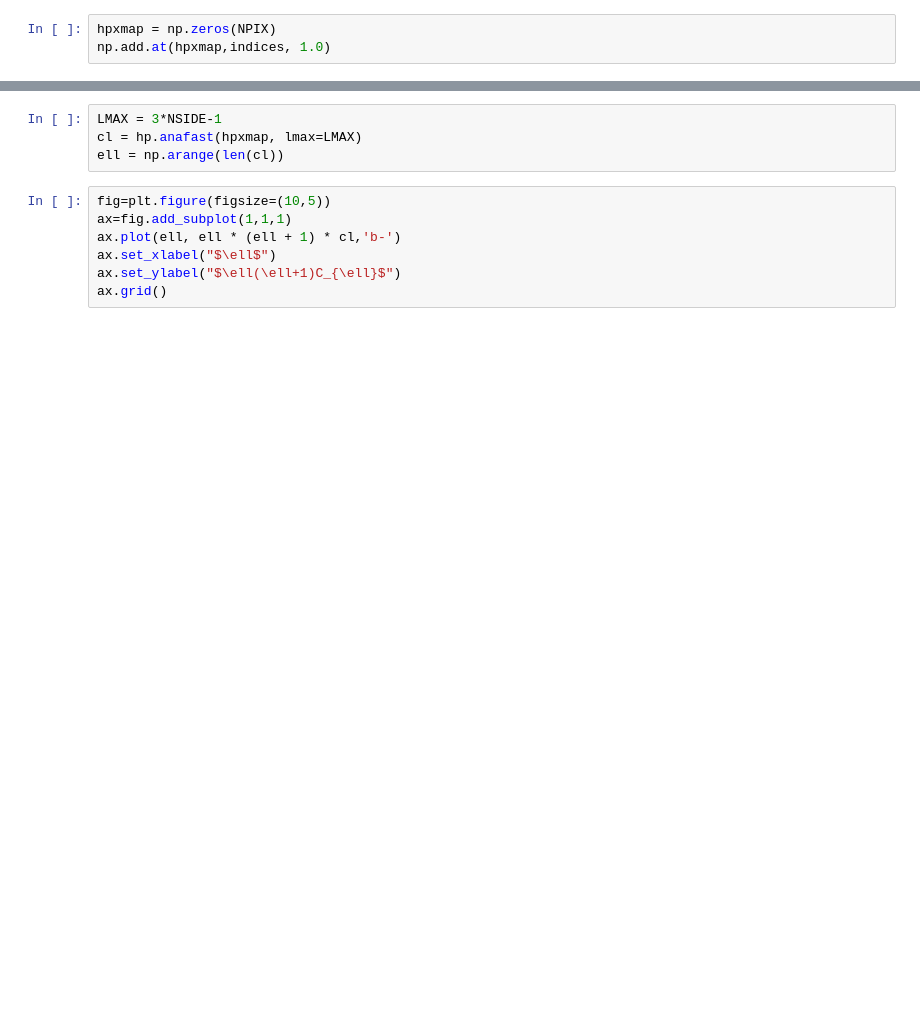
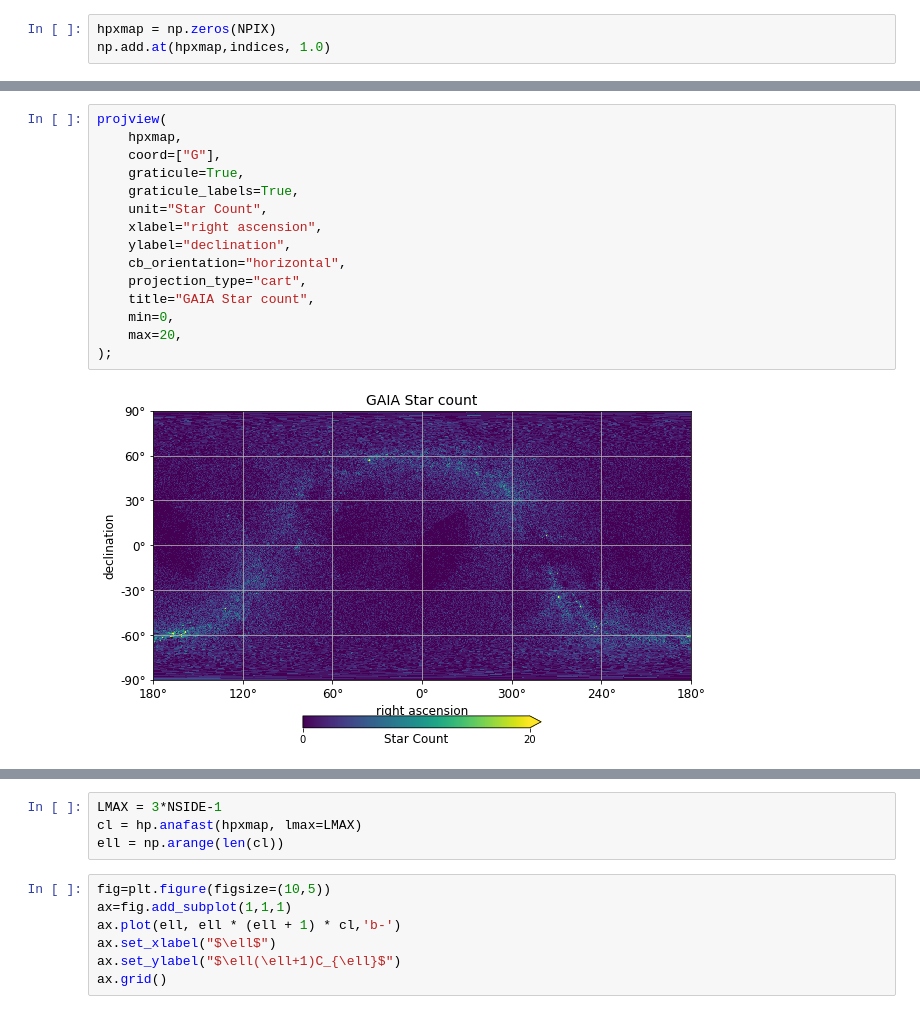
Before and after one commit to sylvielsstfr/MyGaia, a Jupyter notebook: maps/testmap_gaiaxpy.ipynb, the cells around one changed output, grey strips where cells are left out. Saved outputs shown, nothing was run; the diff lists cells and outputs as text; blank space fills up the shorter version.

```diff
--- a/maps/testmap_gaiaxpy.ipynb
+++ b/maps/testmap_gaiaxpy.ipynb
@@ -212,0 +215,17 @@ projview(
+# %%
+projview(
+    hpxmap,
+    coord=["G"],
+    graticule=True,
+    graticule_labels=True,
+    unit="Star Count",
+    xlabel="right ascension",
+    ylabel="declination",
+    cb_orientation="horizontal",
+    projection_type="cart",
+    title="GAIA Star count",
+    min=0,
+    max=20,
+);
+# %% [output]
+[figure, added]
```
Also changed, not shown: parts of 7 cells of this notebook.
